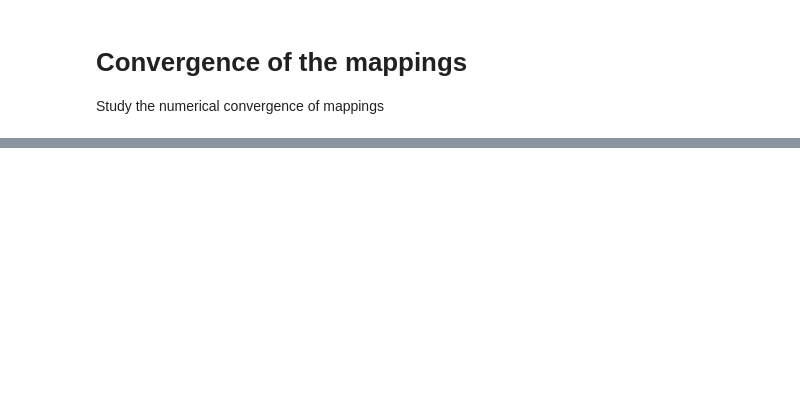
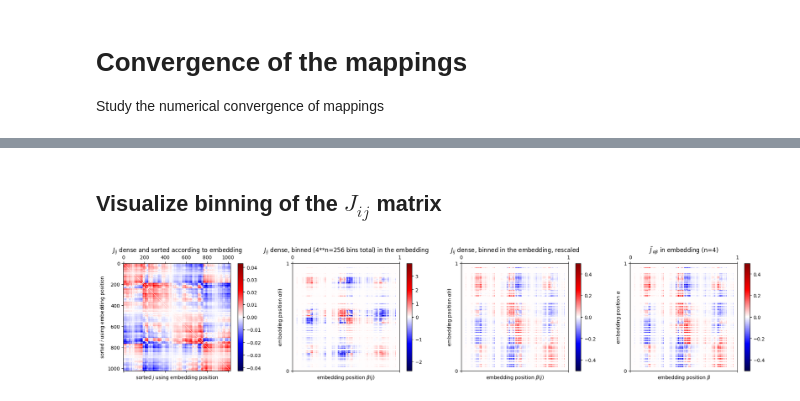
Before and after one commit to ninivert/lcnthesis, a Jupyter notebook: notebooks/mappings_convergence.ipynb, the cells around one changed output, grey strips where cells are left out. Saved outputs shown, nothing was run; the diff lists cells and outputs as text; code cells hidden in the pictures; blank space fills up the shorter version.

```diff
--- a/notebooks/mappings_convergence.ipynb
+++ b/notebooks/mappings_convergence.ipynb
@@ -11,0 +79,2 @@ from neurodyn import *
+# %% [markdown]
+## Visualize binning of the $J_{ij}$ matrix
@@ -11,0 +107,31 @@ from neurodyn import *
+# %%
+fig, axes = plt.subplots(figsize=(24, 4), ncols=4)
+
+axes[0].set_title('$J_{ij}$ dense and sorted according to embedding')
+axes[0].set_xlabel('sorted $j$ using embedding position')
+axes[0].set_ylabel('sorted $i$ using embedding position')
+axes[1].set_title(f'$J_{{ij}}$ dense, binned ({4**n=} bins total) in the embedding')
+axes[1].set_xlabel('embedding position $\\beta(j)$')
+axes[1].set_ylabel('embedding position $\\alpha(i)$')
+axes[2].set_title('$J_{ij}$ dense, binned in the embedding, rescaled')
+axes[2].set_xlabel('embedding position $\\beta(j)$')
+axes[2].set_ylabel('embedding position $\\alpha(i)$')
+axes[3].set_title(f'$\\tilde J_{{\\alpha\\beta}}$ in embedding (n={n})')
+axes[3].set_xlabel('embedding position $\\beta$')
+axes[3].set_ylabel('embedding position $\\alpha$')
+
+im = axes[0].matshow(J_dense, cmap='seismic', norm=mplcolors.TwoSlopeNorm(vcenter=0.0))
+fig.colorbar(im, ax=axes[0])
+
+im = axes[1].matshow(J_binned, cmap='seismic', norm=mplcolors.TwoSlopeNorm(vcenter=0.0), extent=((0,1,0,1)))
+fig.colorbar(im, ax=axes[1])
+
+im = axes[2].matshow(J_rescaled, cmap='seismic', norm=mplcolors.TwoSlopeNorm(vcenter=0.0, vmin=-0.5, vmax=0.5), extent=((0,1,0,1)))
+fig.colorbar(im, ax=axes[2])
+
+im = axes[3].matshow(J_ab, cmap='seismic', norm=mplcolors.TwoSlopeNorm(vcenter=0.0, vmin=-0.5, vmax=0.5), extent=((0,1,0,1)))
+fig.colorbar(im, ax=axes[3])
+
+plt.show()
+# %% [output]
+[figure, added]
```
Also changed, not shown: parts of 16 cells of this notebook, 3 other files.
